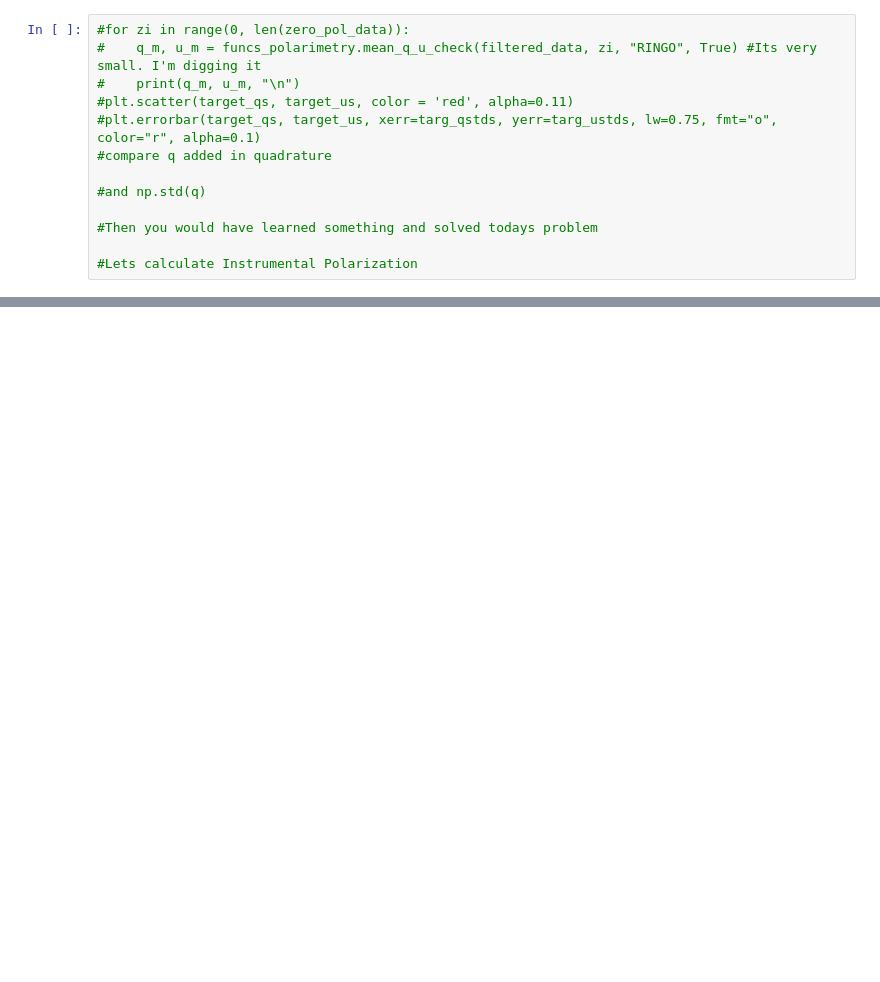
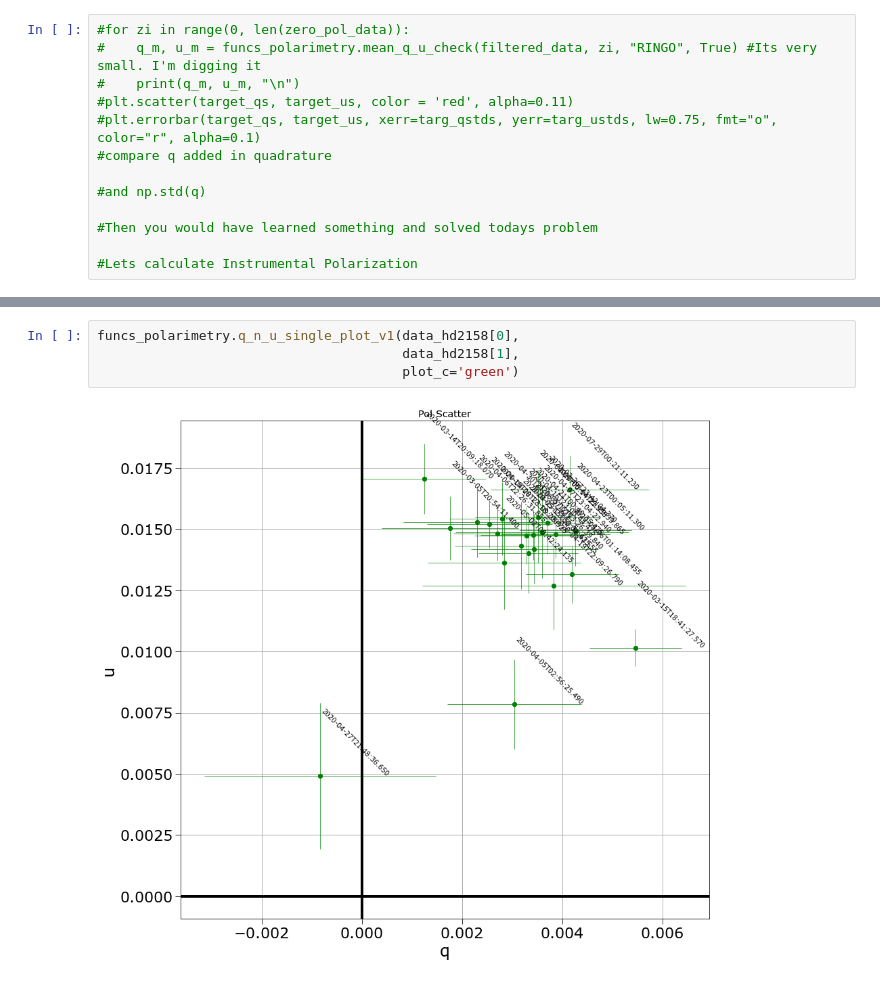
Before and after one commit to coderXmachina2/Suhora_polarimety, a Jupyter notebook: polarimetry_3.ipynb, the cells around one changed output, grey strips where cells are left out. Drawn from its saved outputs; the diff is of its cells as text; blank space fills up the shorter version.

```diff
--- a/polarimetry_3.ipynb
+++ b/polarimetry_3.ipynb
@@ -302 +194,7 @@ Len of that things. Expectation 4: 4
+# %%
+funcs_polarimetry.q_n_u_single_plot_v1(data_hd2158[0],
+                                       data_hd2158[1],
+                                       plot_c='green')
+# %% [output]
+[figure, added]
 # %%
```
Also changed, not shown: parts of 28 cells of this notebook, 1 other file.
